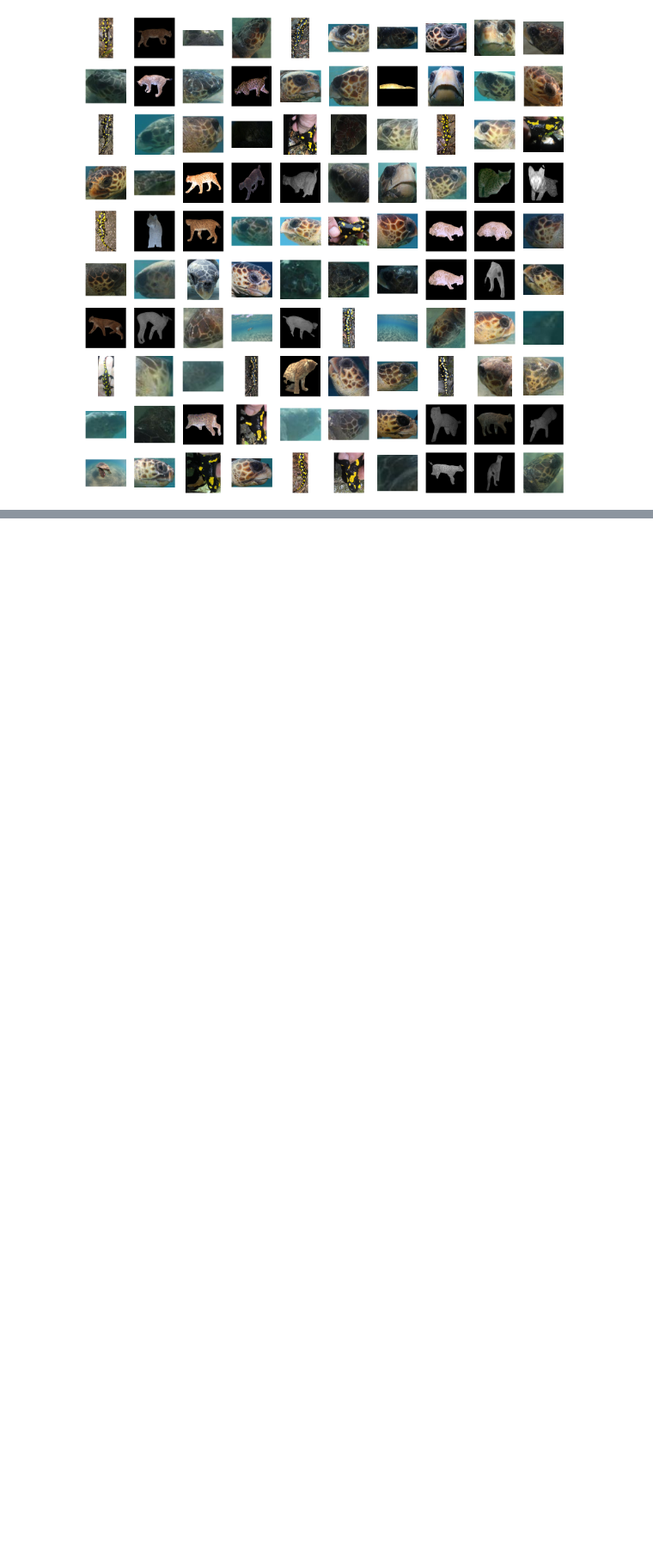
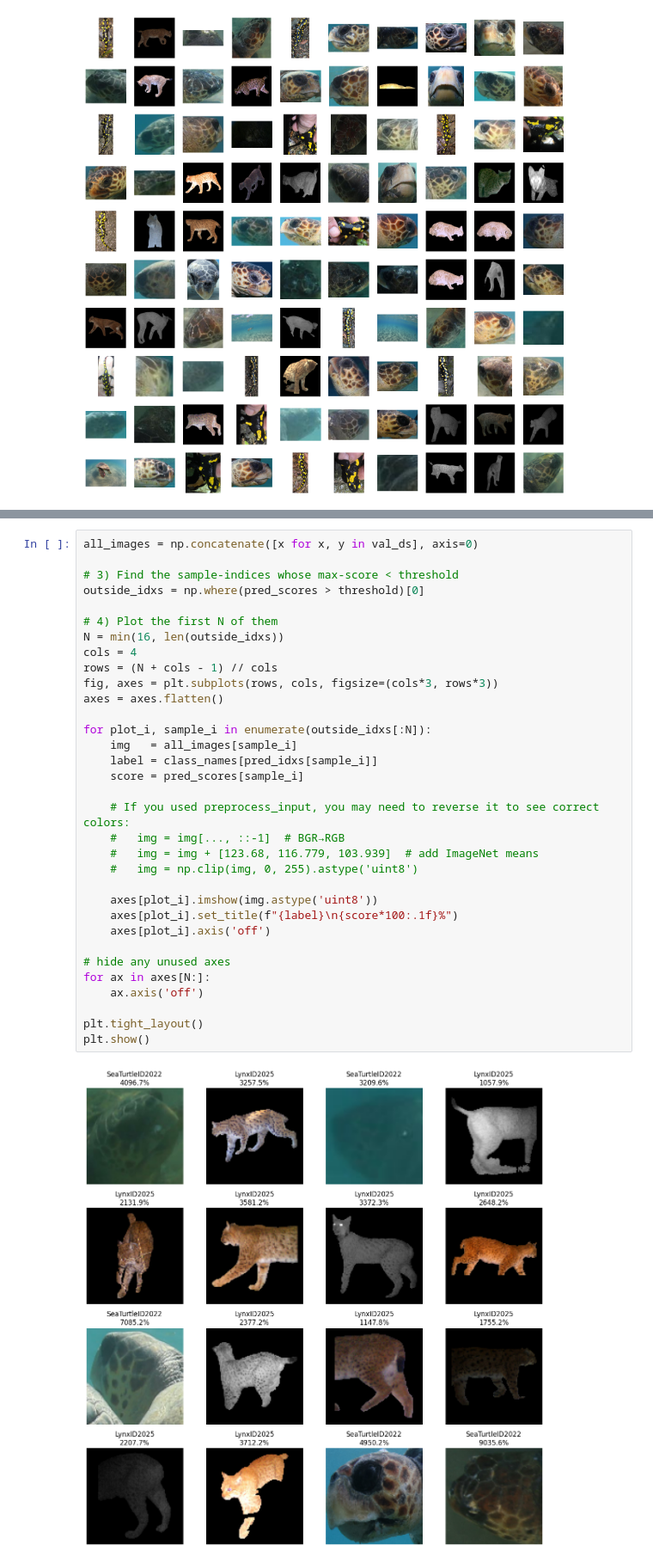
Before and after one commit to B-Hugger/AnimalCLEF25, a Jupyter notebook: AnimalCLEF25.ipynb, the cells around one changed output, grey strips where cells are left out. Shown at 86% size. Drawn from its saved outputs; the diff is of its cells as text; blank space fills up the shorter version.

```diff
--- a/AnimalCLEF25.ipynb
+++ b/AnimalCLEF25.ipynb
@@ -46,0 +152,35 @@ val_ds = val_ds.cache().prefetch(buffer_size=AUTOTUNE)
+# %%
+all_images = np.concatenate([x for x, y in val_ds], axis=0)
+
+# 3) Find the sample‑indices whose max‑score < threshold
+outside_idxs = np.where(pred_scores > threshold)[0]
+
+# 4) Plot the first N of them
+N = min(16, len(outside_idxs))
+cols = 4
+rows = (N + cols - 1) // cols
+fig, axes = plt.subplots(rows, cols, figsize=(cols*3, rows*3))
+axes = axes.flatten()
+
+for plot_i, sample_i in enumerate(outside_idxs[:N]):
+    img   = all_images[sample_i]
+    label = class_names[pred_idxs[sample_i]]
+    score = pred_scores[sample_i]
+
+    # If you used preprocess_input, you may need to reverse it to see correct colors:
+    #   img = img[..., ::-1]  # BGR→RGB
+    #   img = img + [123.68, 116.779, 103.939]  # add ImageNet means
+    #   img = np.clip(img, 0, 255).astype('uint8')
+
+    axes[plot_i].imshow(img.astype('uint8'))
+    axes[plot_i].set_title(f"{label}\n{score*100:.1f}%")
+    axes[plot_i].axis('off')
+
+# hide any unused axes
+for ax in axes[N:]:
+    ax.axis('off')
+
+plt.tight_layout()
+plt.show()
+# %% [output]
+[figure, added]
```
Also changed, not shown: parts of 15 cells of this notebook.
